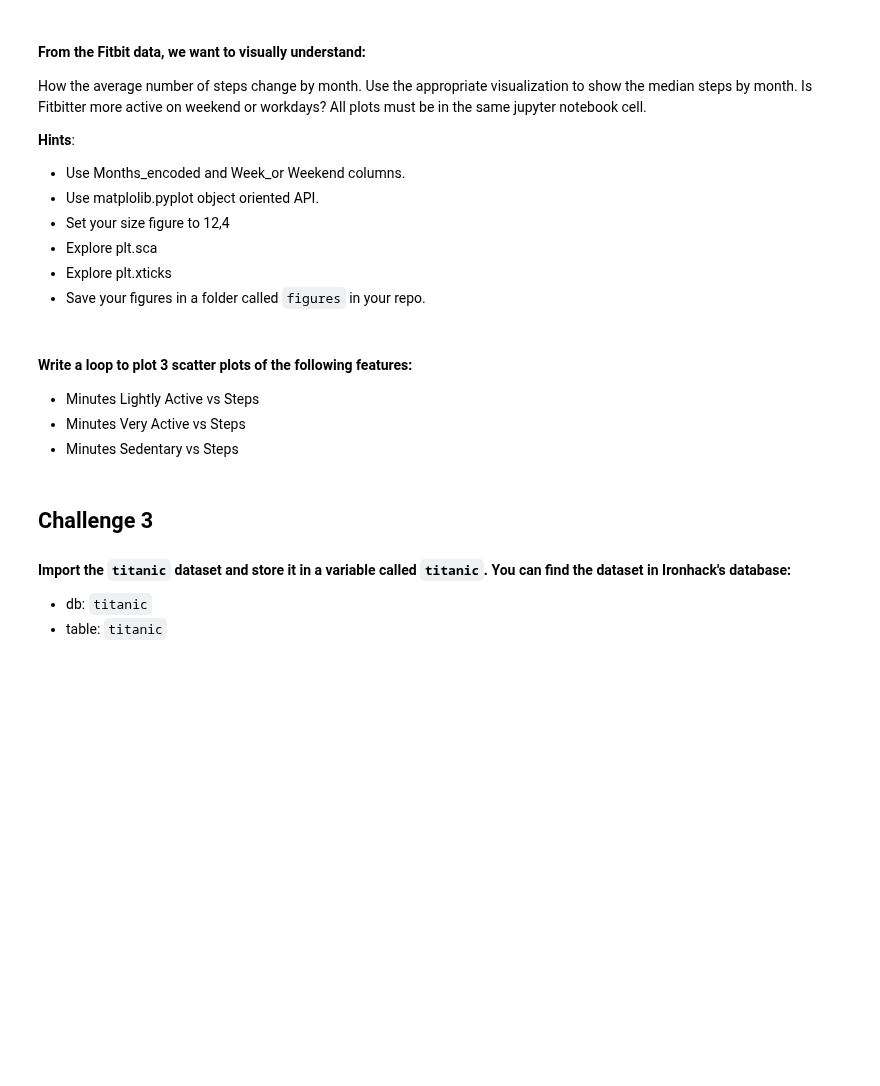
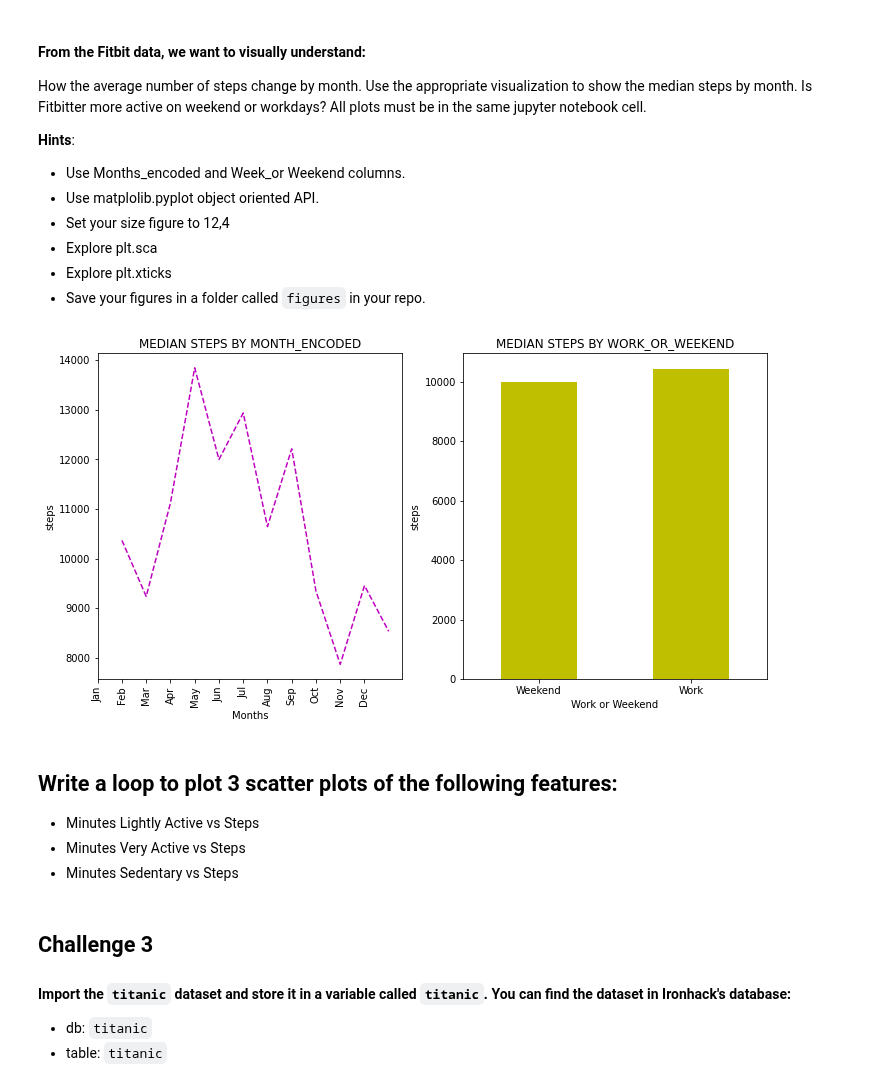
Before and after one commit to jmolendijk/dataV2-labs, a Jupyter notebook: module-2/Matplotlib-Seaborn/your-code/main.ipynb, the cells around one changed output. Cells and saved outputs as stored; diff of their text form; code cells hidden in the pictures; blank space fills up the shorter version.

```diff
--- a/module-2/Matplotlib-Seaborn/your-code/main.ipynb
+++ b/module-2/Matplotlib-Seaborn/your-code/main.ipynb
@@ -105,4 +130,5 @@ plt.show()
 * table: `fitbit2`
 # %%
 # your code here
-'/Users/ajiacovic/Downloads/Fitbit2.csv'
+fitbit = pd.read_csv('/Users/ajiacovic/Downloads/Fitbit2.csv')
+fitbit
@@ -128,5 +162,42 @@ How the average number of steps change by month. Use the appropriate visualizati
+# %%
+#First I need to group them to see the steps per month, then take the median
+Month = fitbit['Steps'].groupby(fitbit['Months_encoded']).median()
+
+
+# MEDIAN STEPS BY MONTH_ENCODED
+# your code here
+
+fig, [h1, h2] = plt.subplots(1,2, figsize=(12,6))
+
+
+plt.sca(h1) #Sca sets values on the plot sca mentions
+Month.plot(ls='--',color='m')
+plt.title('MEDIAN STEPS BY MONTH_ENCODED')
+plt.xlabel('Months')
+plt.ylabel('steps')
+plt.xticks(np.arange(0,12,1),('Jan','Feb','Mar','Apr','May','Jun','Jul','Aug','Sep','Oct','Nov','Dec'), rotation=90)
+
+plt.savefig('figures/month.jpeg',bbox_inches='tight')
+
+# MEDIAN STEPS BY WORK_OR_WEEKEND
+# your code here
+
+#Now that we change graph, we have to change sca
+plt.sca(h2)
+work_weekend = fitbit['Steps'].groupby(fitbit['Work_or_Weekend']).median().sort_values()
+# plt.hist(work_weekend, color='r', bins=3)#it is not showing me what I need
+work_weekend.plot(kind = 'bar',color='y')
+plt.title('MEDIAN STEPS BY WORK_OR_WEEKEND')
+plt.xlabel('Work or Weekend')
+plt.ylabel('steps')
+plt.xticks(np.arange(0,2),('Weekend','Work'), rotation=0)
+plt.savefig('figures/work_weekend.jpeg',bbox_inches='tight')
+
+plt.show()
+# %% [output]
+[figure, added]
 # %% [markdown]
-#### Write a loop to plot 3 scatter plots of the following features:
+## Write a loop to plot 3 scatter plots of the following features:
 
 * Minutes Lightly Active vs Steps
 * Minutes Very Active vs Steps
```
Also changed, not shown: parts of 20 cells of this notebook.
